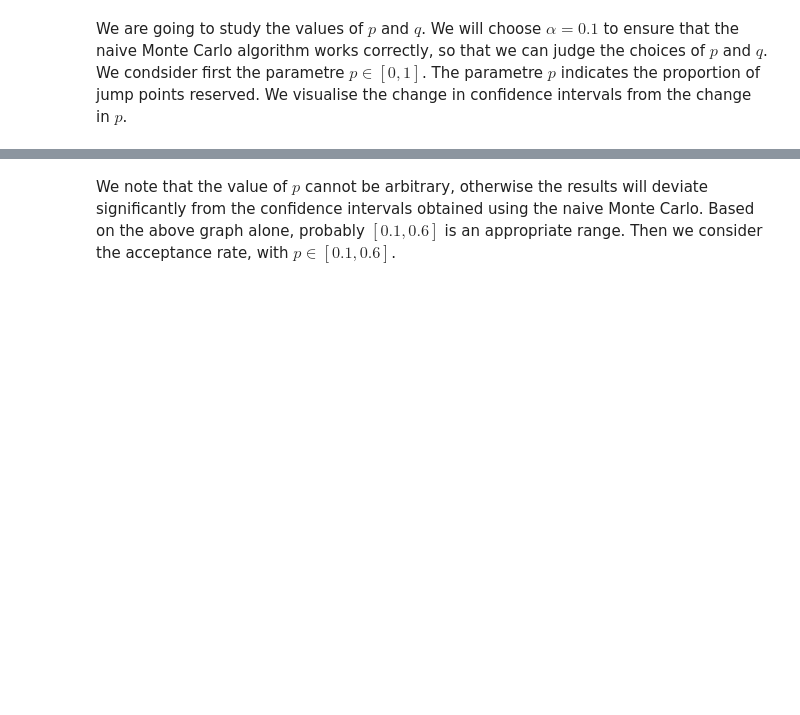
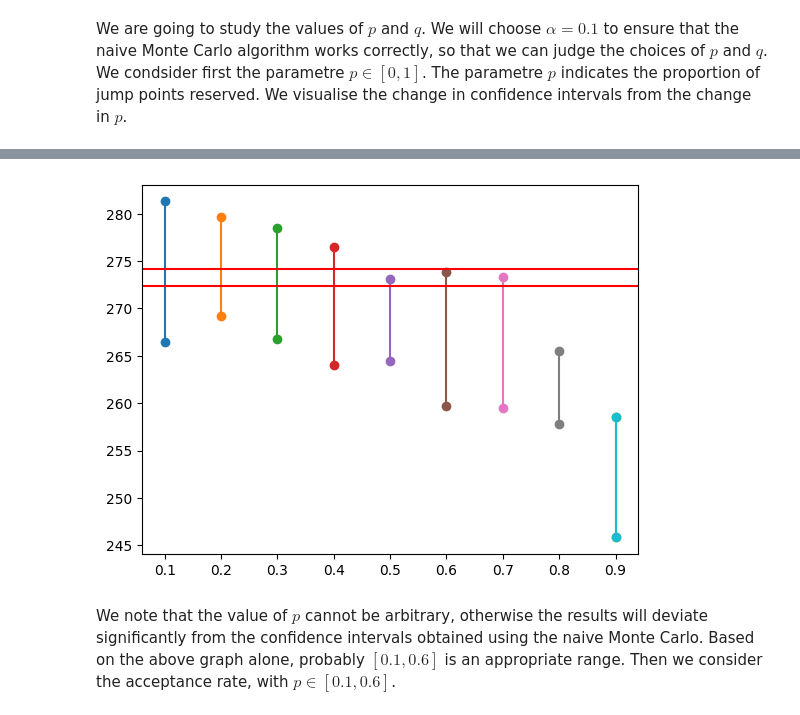
Before and after one commit to Zian-Chen/Barrages, a Jupyter notebook: projet.ipynb, the cells around one changed output, grey strips where cells are left out. Cells and saved outputs as stored; diff of their text form; code cells hidden in the pictures; blank space fills up the shorter version.

```diff
--- a/projet.ipynb
+++ b/projet.ipynb
@@ -437,2 +492,23 @@ plt.show()
+# %%
+alg_max = last_particle(100, 100, x_0, T, "__max__")
+for p in range(1, 10):
+    L_lp = []
+    values_lp = []
+    for _ in range(10):
+        L, values, accept_rate = alg_max.get_critical_level_and_distribution(lambda_1, b, delta_1, delta_2, r_1, 0.1, p=p/10, return_accept_rate=True, return_critical_X_t=True)
+        L_lp.append(L)
+        values_lp = values_lp + values
+    plt.plot([p/10, p/10], [min(L_lp), max(L_lp)], marker='o')
+alg_max_2 = naive_MonteCarlo(N*10, x0, T, "__max__")
+L_nM = []
+for _ in range(10):
+    L = alg_max_2.get_critical_level(lambda_1, b, delta_1, delta_2, r_1, 0.1)
+    L_nM.append(L)
+plt.plot([p/10, p/10], [min(L_lp), max(L_lp)], marker='o')
+plt.axhline(y=min(L_nM), color='r', linestyle='-')
+plt.axhline(y=max(L_nM), color='r', linestyle='-')
+plt.show()
+# %% [output]
+[figure, added]
 # %% [markdown]
 We note that the value of $p$ cannot be arbitrary, otherwise the results will deviate significantly from the confidence intervals obtained using the naive Monte Carlo. Based on the above graph alone, probably $[0.1, 0.6]$ is an appropriate range. Then we consider the acceptance rate, with $p\in[0.1, 0.6]$.
```
Also changed, not shown: parts of 11 cells of this notebook, 3 other files.
